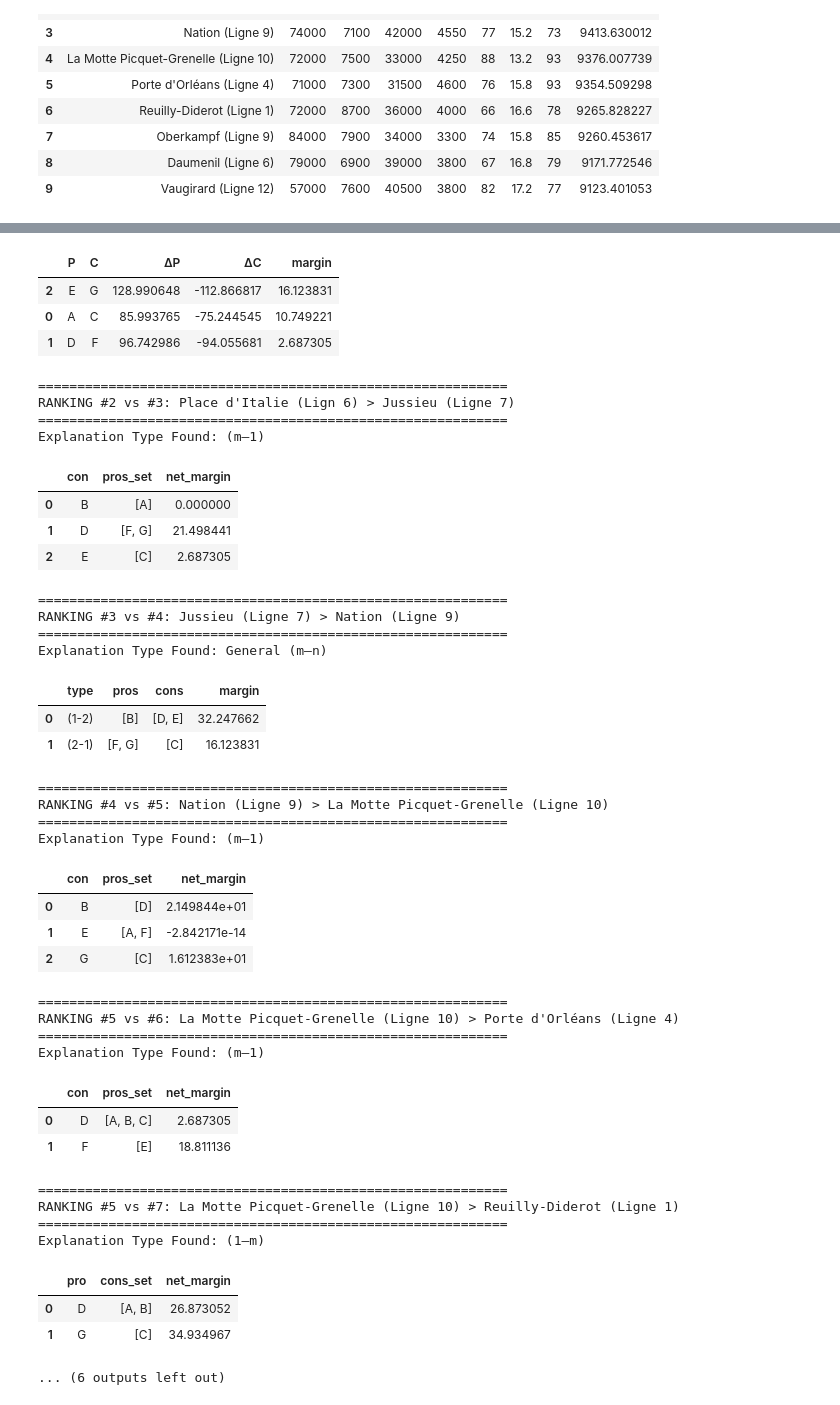
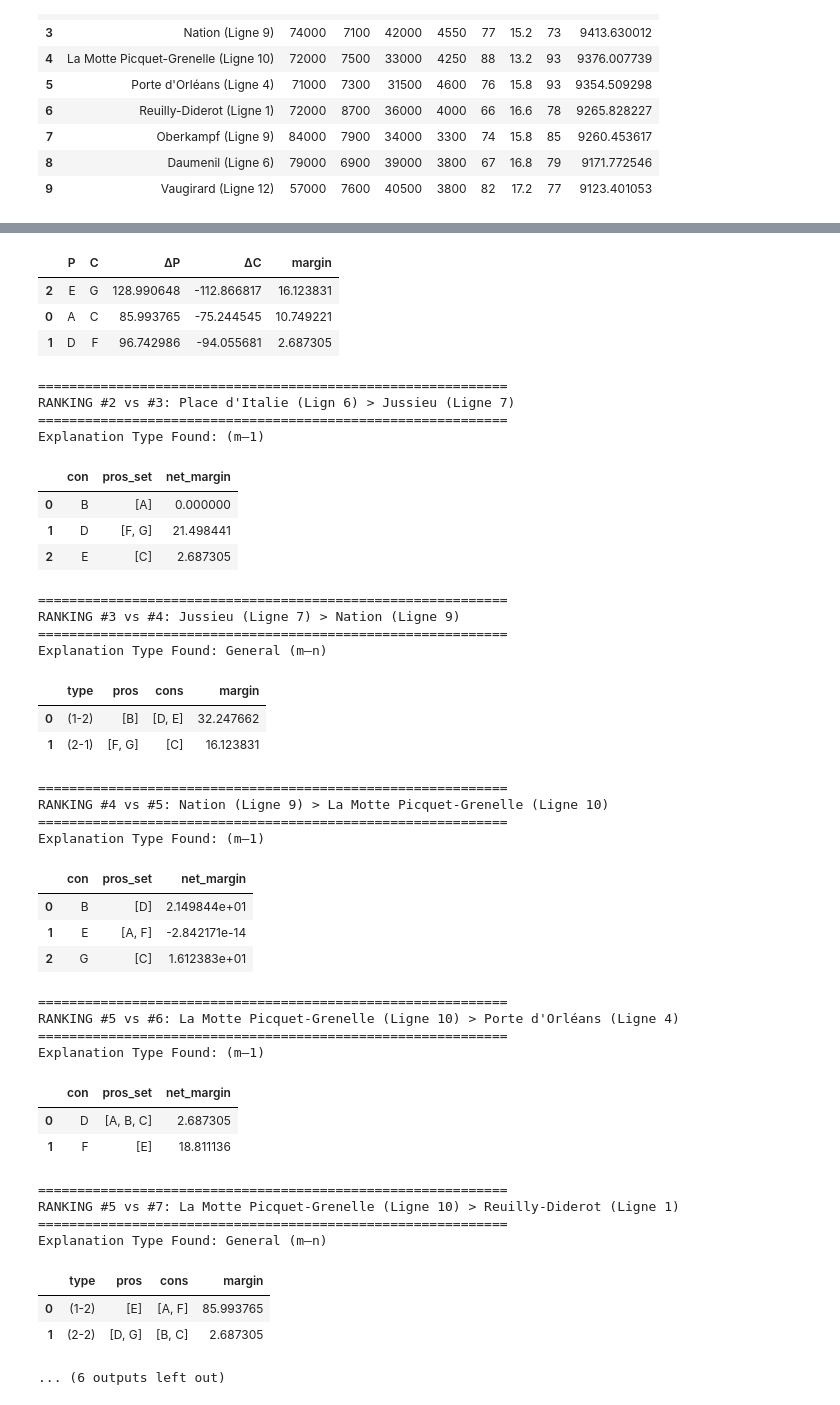
Before and after one commit to britofelipe/projet-sdp, a Jupyter notebook: dataset_RATP.ipynb, the cells around one changed output, grey strips where cells are left out. Drawn from its saved outputs; the diff is of its cells as text; code cells hidden in the pictures.

Commit message:
Adding explainer and fixing bug on the last explanation

```diff
--- a/dataset_RATP.ipynb
+++ b/dataset_RATP.ipynb
@@ -1522,7 +1526,7 @@ def explain_ranking(data, weights):
         cons = []
 
         for col in column_names[1:]: # Skip 'Station' column
-            diff = weights[col] * (data.loc[5, col] - data.loc[j + 1, col])
+            diff = weights[col] * (data.loc[5, col] - data.loc[j, col])
             delta[col] = diff
             if diff > 0:
                 pros.append(col)
@@ -1593,35 +1597,35 @@ RANKING #2 vs #3: Place d'Italie (Lign 6) > Jussieu (Ligne 7)
 Explanation Type Found: (m–1)
 |  | con | pros_set | net_margin |
 | 0 | B | [A] | 0.000000 |
 | 1 | D | [F, G] | 21.498441 |
 | 2 | E | [C] | 2.687305 |
 ============================================================
 RANKING #3 vs #4: Jussieu (Ligne 7) > Nation (Ligne 9)
 ============================================================
 Explanation Type Found: General (m–n)
 |  | type | pros | cons | margin |
 | 0 | (1-2) | [B] | [D, E] | 32.247662 |
 | 1 | (2-1) | [F, G] | [C] | 16.123831 |
 ============================================================
 RANKING #4 vs #5: Nation (Ligne 9) > La Motte Picquet-Grenelle (Ligne 10)
 ============================================================
 Explanation Type Found: (m–1)
 |  | con | pros_set | net_margin |
 | 0 | B | [D] | 2.149844e+01 |
 | 1 | E | [A, F] | -2.842171e-14 |
 | 2 | G | [C] | 1.612383e+01 |
 ============================================================
 RANKING #5 vs #6: La Motte Picquet-Grenelle (Ligne 10) > Porte d'Orléans (Ligne 4)
 ============================================================
 Explanation Type Found: (m–1)
 |  | con | pros_set | net_margin |
 | 0 | D | [A, B, C] | 2.687305 |
 | 1 | F | [E] | 18.811136 |
 ============================================================
 RANKING #5 vs #7: La Motte Picquet-Grenelle (Ligne 10) > Reuilly-Diderot (Ligne 1)
 ============================================================
-Explanation Type Found: (1–m)
+Explanation Type Found: General (m–n)
-|  | pro | cons_set | net_margin |
-| 0 | D | [A, B] | 26.873052 |
-| 1 | G | [C] | 34.934967 |
+|  | type | pros | cons | margin |
+| 0 | (1-2) | [E] | [A, F] | 85.993765 |
+| 1 | (2-2) | [D, G] | [B, C] | 2.687305 |
 ... (6 outputs left out)
```
Also changed, not shown: parts of 1 cell of this notebook.
